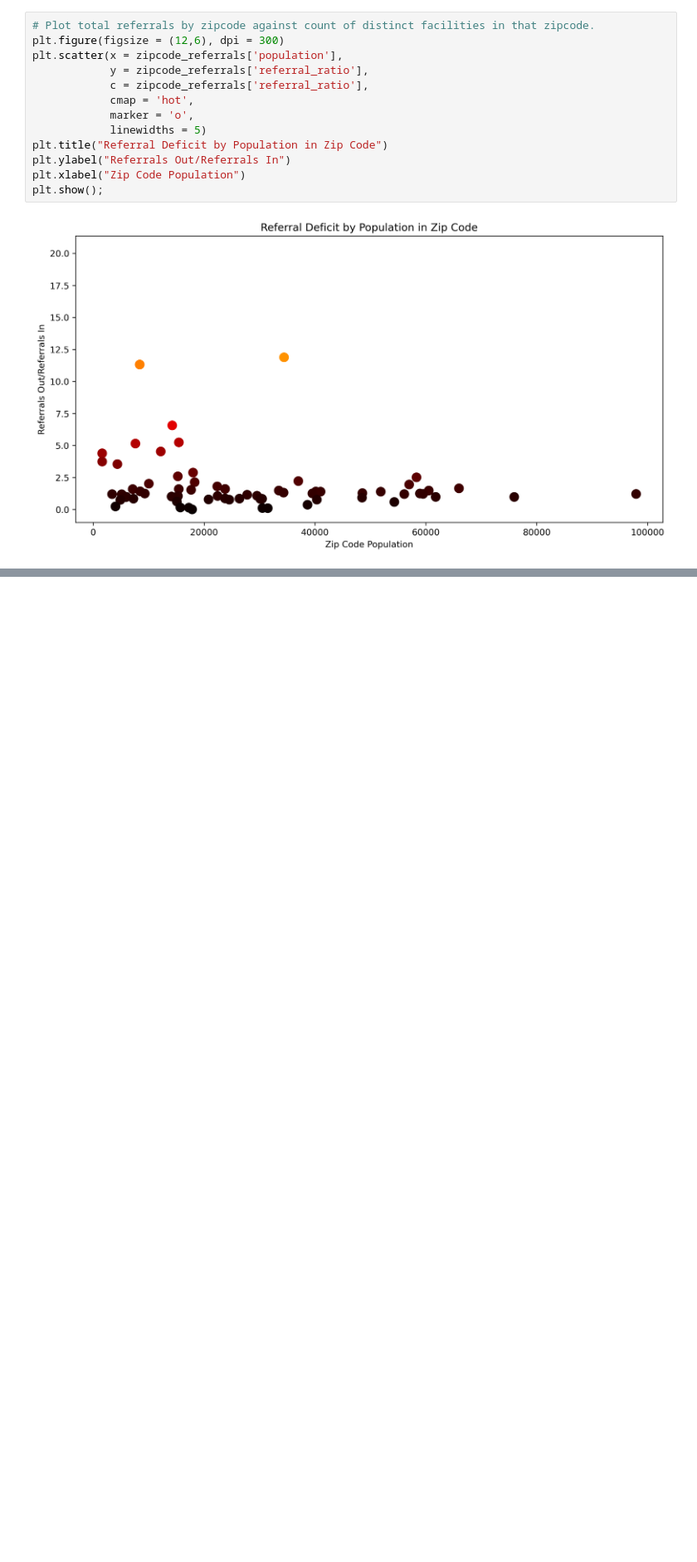
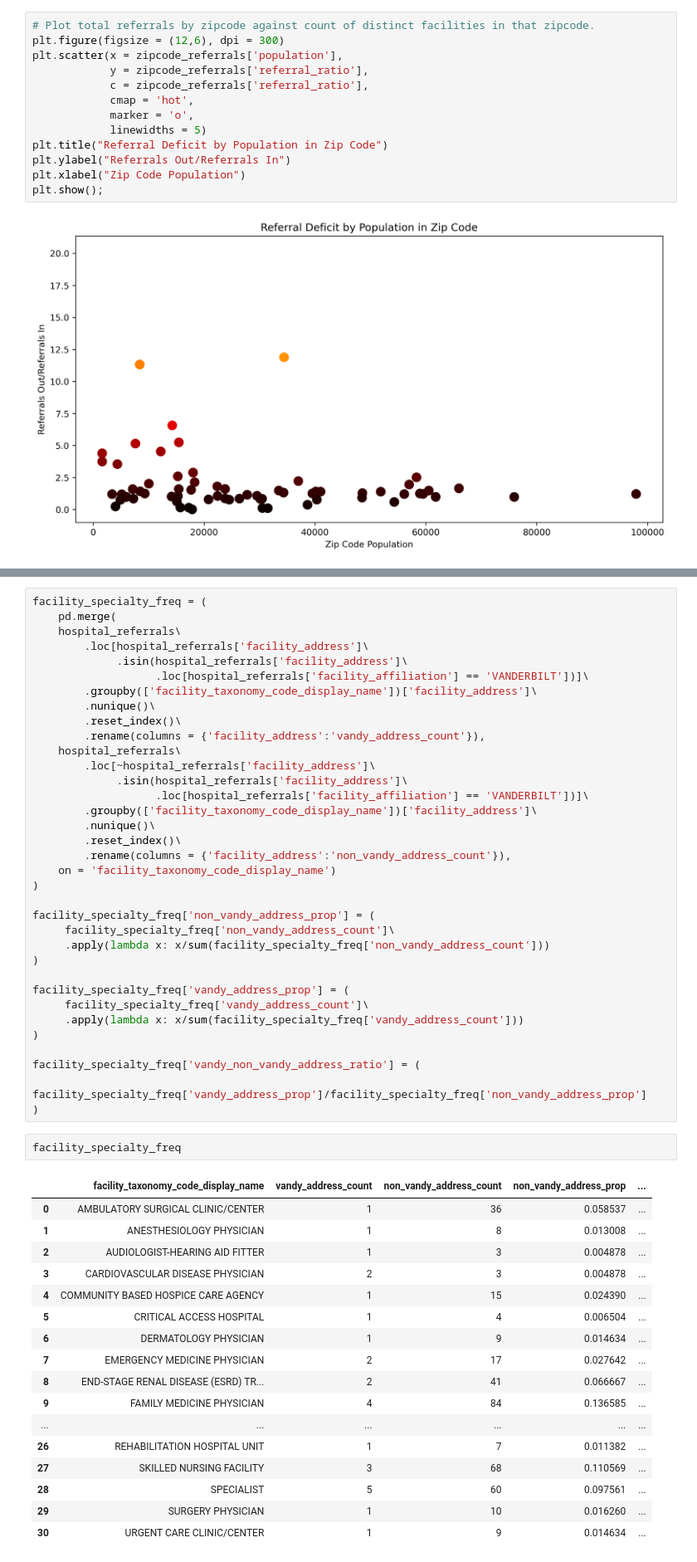
Before and after one commit to nss-data-science-cohort-5/hop_team-the_cheesy_nachos, a Jupyter notebook: initial_data_exploration.ipynb, the cells around one changed output, grey strips where cells are left out. Shown at 83% size. Cells and saved outputs as stored; diff of their text form; blank space fills up the shorter version.

```diff
--- a/initial_data_exploration.ipynb
+++ b/initial_data_exploration.ipynb
@@ -229,0 +379,55 @@ plt.show();
+# %%
+facility_specialty_freq = (
+    pd.merge(
+    hospital_referrals\
+        .loc[hospital_referrals['facility_address']\
+             .isin(hospital_referrals['facility_address']\
+                   .loc[hospital_referrals['facility_affiliation'] == 'VANDERBILT'])]\
+        .groupby(['facility_taxonomy_code_display_name'])['facility_address']\
+        .nunique()\
+        .reset_index()\
+        .rename(columns = {'facility_address':'vandy_address_count'}),
+    hospital_referrals\
+        .loc[~hospital_referrals['facility_address']\
+             .isin(hospital_referrals['facility_address']\
+                   .loc[hospital_referrals['facility_affiliation'] == 'VANDERBILT'])]\
+        .groupby(['facility_taxonomy_code_display_name'])['facility_address']\
+        .nunique()\
+        .reset_index()\
+        .rename(columns = {'facility_address':'non_vandy_address_count'}),
+    on = 'facility_taxonomy_code_display_name')
+)
+
+facility_specialty_freq['non_vandy_address_prop'] = (
+     facility_specialty_freq['non_vandy_address_count']\
+     .apply(lambda x: x/sum(facility_specialty_freq['non_vandy_address_count']))
+)
+
+facility_specialty_freq['vandy_address_prop'] = (
+     facility_specialty_freq['vandy_address_count']\
+     .apply(lambda x: x/sum(facility_specialty_freq['vandy_address_count']))
+)
+
+facility_specialty_freq['vandy_non_vandy_address_ratio'] = (
+    facility_specialty_freq['vandy_address_prop']/facility_specialty_freq['non_vandy_address_prop']
+)
+# %%
+facility_specialty_freq
+# %% [output]
+|  | facility_taxonomy_code_display_name | vandy_address_count | non_vandy_address_count | non_vandy_address_prop | ... |
+| 0 | AMBULATORY SURGICAL CLINIC/CENTER | 1 | 36 | 0.058537 | ... |
+| 1 | ANESTHESIOLOGY PHYSICIAN | 1 | 8 | 0.013008 | ... |
+| 2 | AUDIOLOGIST-HEARING AID FITTER | 1 | 3 | 0.004878 | ... |
+| 3 | CARDIOVASCULAR DISEASE PHYSICIAN | 2 | 3 | 0.004878 | ... |
+| 4 | COMMUNITY BASED HOSPICE CARE AGENCY | 1 | 15 | 0.024390 | ... |
+| 5 | CRITICAL ACCESS HOSPITAL | 1 | 4 | 0.006504 | ... |
+| 6 | DERMATOLOGY PHYSICIAN | 1 | 9 | 0.014634 | ... |
+| 7 | EMERGENCY MEDICINE PHYSICIAN | 2 | 17 | 0.027642 | ... |
+| 8 | END-STAGE RENAL DISEASE (ESRD) TR... | 2 | 41 | 0.066667 | ... |
+| 9 | FAMILY MEDICINE PHYSICIAN | 4 | 84 | 0.136585 | ... |
+| ... | ... | ... | ... | ... | ... |
+| 26 | REHABILITATION HOSPITAL UNIT | 1 | 7 | 0.011382 | ... |
+| 27 | SKILLED NURSING FACILITY | 3 | 68 | 0.110569 | ... |
+| 28 | SPECIALIST | 5 | 60 | 0.097561 | ... |
+| 29 | SURGERY PHYSICIAN | 1 | 10 | 0.016260 | ... |
+| 30 | URGENT CARE CLINIC/CENTER | 1 | 9 | 0.014634 | ... |
```
Also changed, not shown: parts of 8 cells of this notebook, 1 other file.
